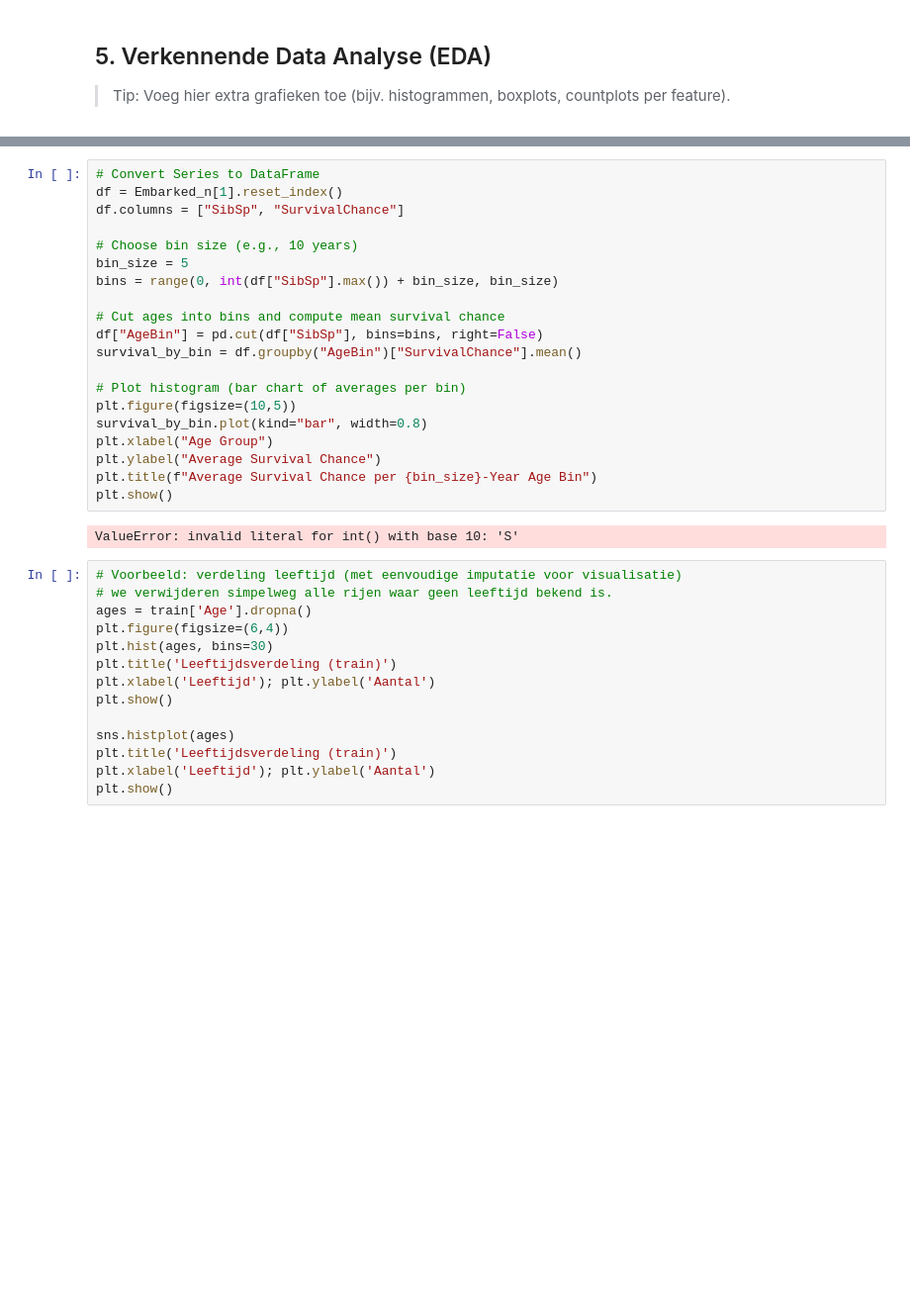
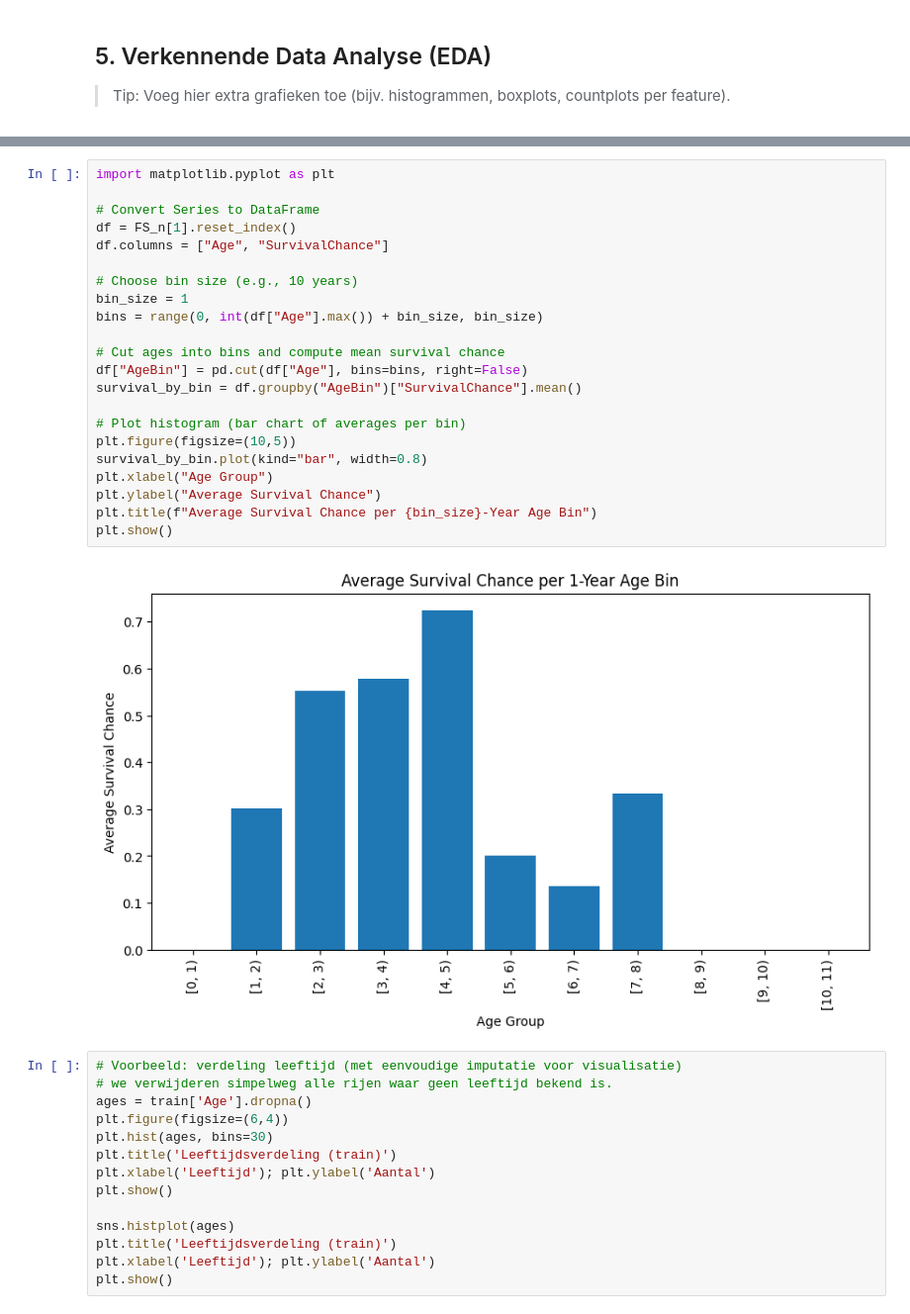
Before and after one commit to Buusta/Data-Science-Groep-10, a Jupyter notebook: case 1/Titanic.ipynb, the cells around one changed output, grey strips where cells are left out. Shown at 99% size. Saved outputs shown, nothing was run; the diff lists cells and outputs as text; blank space fills up the shorter version.

Commit message:
Merged survival dataframe and Shamar code
Sex_int
Embarked_int
PClass_0
Survival_rates_lookup

```diff
--- a/case 1/Titanic.ipynb
+++ b/case 1/Titanic.ipynb
@@ -137,25 +184,27 @@ print(Age_n.index.max())
 # %%
+import matplotlib.pyplot as plt
+
 # Convert Series to DataFrame
-df = Embarked_n[1].reset_index()
-df.columns = ["SibSp", "SurvivalChance"]
+df = FS_n[1].reset_index()
+df.columns = ["Age", "SurvivalChance"]
 
 # Choose bin size (e.g., 10 years)
-bin_size = 5
-bins = range(0, int(df["SibSp"].max()) + bin_size, bin_size)
+bin_size = 1
+bins = range(0, int(df["Age"].max()) + bin_size, bin_size)
 
 # Cut ages into bins and compute mean survival chance
-df["AgeBin"] = pd.cut(df["SibSp"], bins=bins, right=False)
+df["AgeBin"] = pd.cut(df["Age"], bins=bins, right=False)
 survival_by_bin = df.groupby("AgeBin")["SurvivalChance"].mean()
 
 # Plot histogram (bar chart of averages per bin)
 plt.figure(figsize=(10,5))
 survival_by_bin.plot(kind="bar", width=0.8)
 plt.xlabel("Age Group")
 plt.ylabel("Average Survival Chance")
 plt.title(f"Average Survival Chance per {bin_size}-Year Age Bin")
 plt.show()
 # %% [output]
-ValueError: invalid literal for int() with base 10: 'S'
+[figure, added]
 # %%
 # Voorbeeld: verdeling leeftijd (met eenvoudige imputatie voor visualisatie)
 # we verwijderen simpelweg alle rijen waar geen leeftijd bekend is.
```
Also changed, not shown: parts of 6 cells of this notebook.
